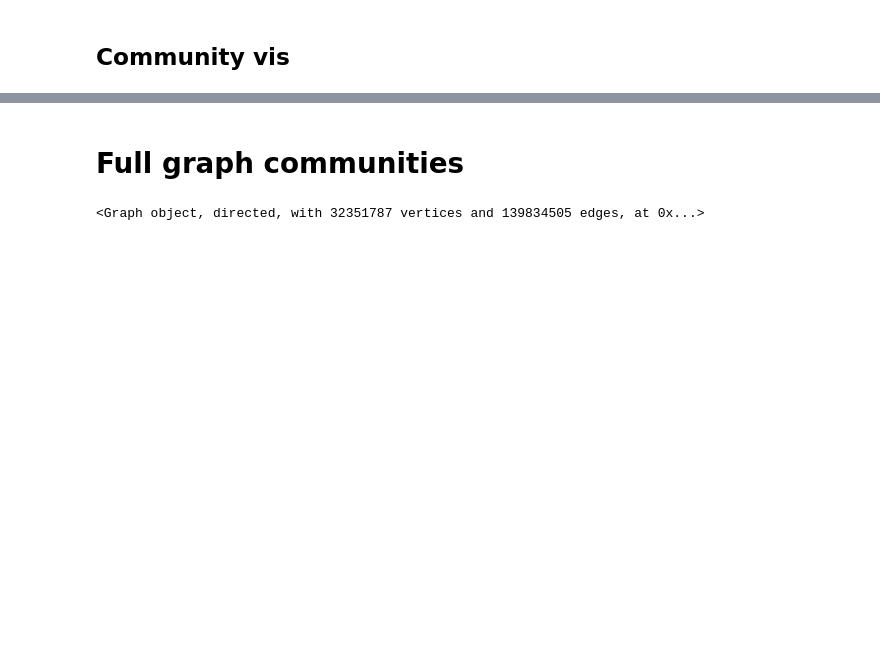
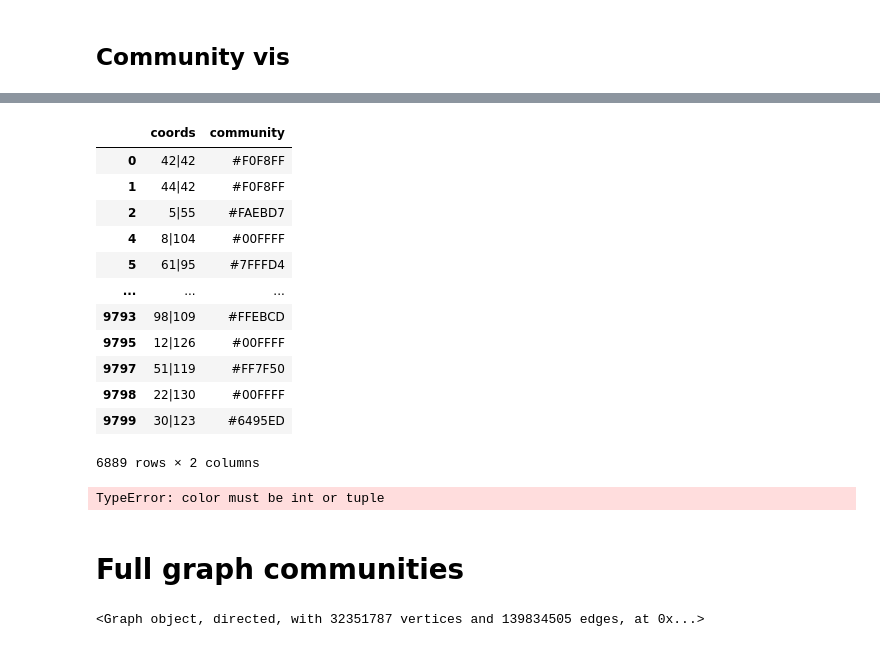
Before and after one commit to WojciechTyczynski/re-place-2022, a Jupyter notebook: connected_graph.ipynb, the cells around one changed output, grey strips where cells are left out. Cells and saved outputs as stored; diff of their text form; code cells hidden in the pictures; blank space fills up the shorter version.

```diff
--- a/connected_graph.ipynb
+++ b/connected_graph.ipynb
@@ -288,0 +315,2 @@ Name: community, dtype: int64
+# %%
+df_small = df_small.merge(user_community, how='inner', left_on='user_id', right_on='id')
@@ -288,0 +321,3 @@ Name: community, dtype: int64
+# %%
+colors = dict(zip(df_small['community'].unique(),
+                  (f'{c}' for c in matplotlib.colors.cnames.values())))
@@ -288,0 +336,2 @@ Name: community, dtype: int64
+# %%
+df_small['color_comm'] = df_small['community'].map(colors)
@@ -291,7 +366,7 @@ Name: community, dtype: int64
 # %%
 canvas = PlaceCanvas(100,100)
 # %%
-colors = dict(zip(df_vis['community'].unique(),
+colors = dict(zip(df_small['community'].unique(),
                   (f'{c}' for c in matplotlib.colors.cnames.values())))
 # %%
 colors
@@ -307,9 +391,27 @@ colors
 # %%
 df_vis = df_vis.replace({"community": colors})
+# %%
+df_vis
+# %% [output]
+|  | coords | community |
+| 0 | 42|42 | #F0F8FF |
+| 1 | 44|42 | #F0F8FF |
+| 2 | 5|55 | #FAEBD7 |
+| 4 | 8|104 | #00FFFF |
+| 5 | 61|95 | #7FFFD4 |
+| ... | ... | ... |
+| 9793 | 98|109 | #FFEBCD |
+| 9795 | 12|126 | #00FFFF |
+| 9797 | 51|119 | #FF7F50 |
+| 9798 | 22|130 | #00FFFF |
+| 9799 | 30|123 | #6495ED |
+6889 rows × 2 columns
 # %%
 for index, row in df_vis.iterrows():
     x,y = row.coords.split("|")
-    canvas.update_pixel(int(x),int(y),row.community)
+    canvas.update_pixel(int(x)-x1,int(y)-y1,row.community)
+# %% [output]
+TypeError: color must be int or tuple
 # %%
 canvas.save_canvas(path="")
 # %% [markdown]
```
Also changed, not shown: parts of 68 cells of this notebook.
